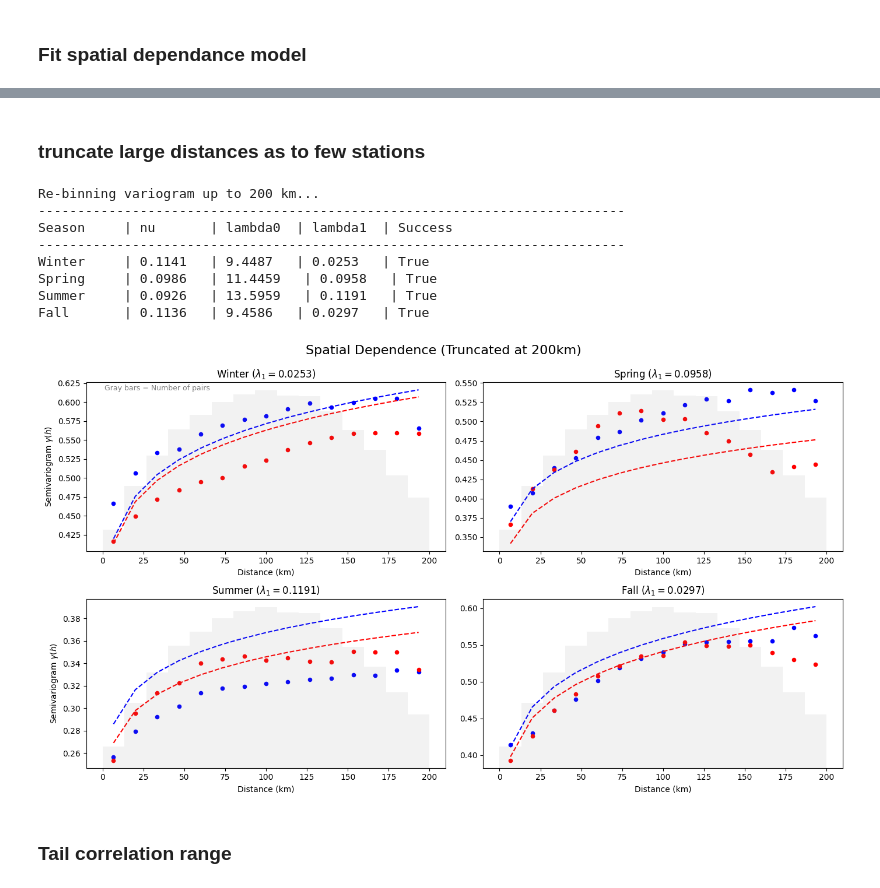
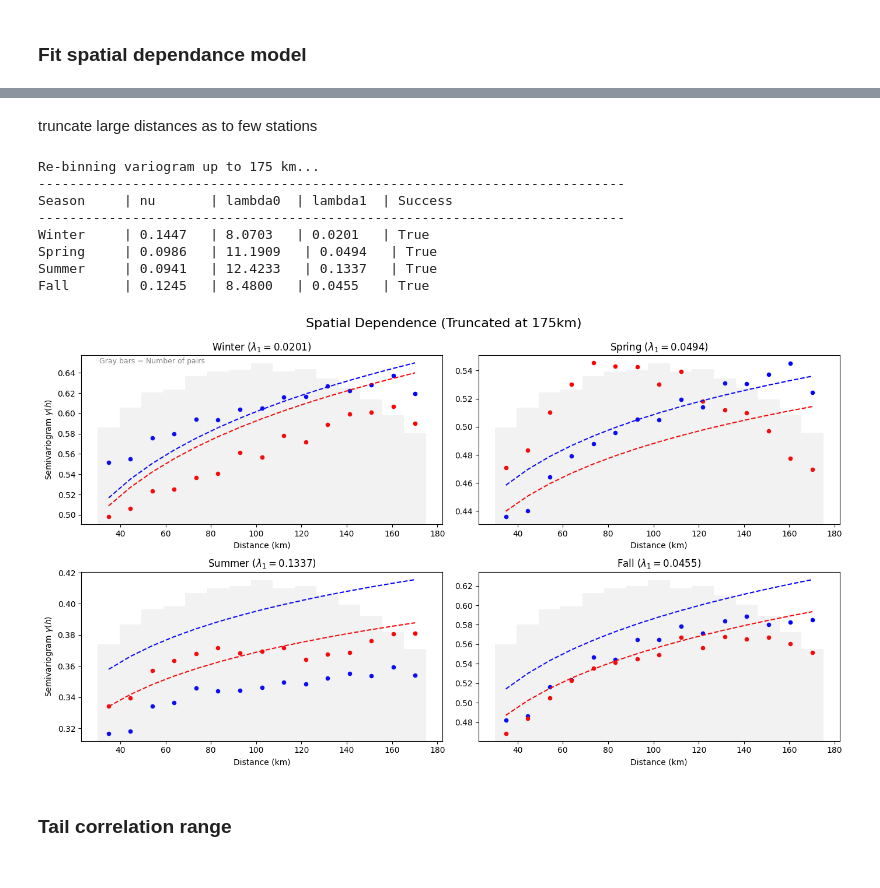
Before and after one commit to mdb0/extreme-precipitation-extents, a Jupyter notebook: model.ipynb, the cells around one changed output, grey strips where cells are left out. Cells and saved outputs as stored; diff of their text form; code cells hidden in the pictures.

```diff
--- a/model.ipynb
+++ b/model.ipynb
@@ -443,17 +406,43 @@ Fall       | 303    | 0.1150   | 8.7204   | 0.0785   | True
 # %% [markdown]
-### truncate large distances as to few stations
+truncate large distances as to few stations
 # %%
 import matplotlib.pyplot as plt
 import numpy as np
 from scipy.optimize import least_squares
 
+# --- 1. Define Corrected Model & Residuals ---
+def theoretical_variogram(h, temp, params):
+    nu, lambda0, lambda1 = params
+    range_param = np.exp(lambda0 + lambda1 * temp)
+    return (h / range_param) ** nu
+
+def residual_func(params, h_bins, temps, empirical_matrix):
+    nu, lambda0, lambda1 = params
+    range_params = np.exp(lambda0 + lambda1 * temps[:, None])
+    predicted = (h_bins[None, :] / range_params) ** nu
+
+    valid_mask = empirical_matrix > 0
+    diff = predicted[valid_mask] - empirical_matrix[valid_mask]
+    return diff
+
+dates = extreme_days_r1
+
+def get_season(month):
+    if month in [12, 1, 2]: return 'Winter'
+    elif month in [3, 4, 5]: return 'Spring'
+    elif month in [6, 7, 8]: return 'Summer'
+    else: return 'Fall'
+
+seasons = ['Winter', 'Spring', 'Summer', 'Fall']
+
 # --- Configuration ---
 # Truncate analysis at 200km (sufficient for mesoscale storms)
-MAX_LAG = 200
+MAX_LAG = 175
+MIN_LAG = 30
 N_BINS = 15
 
 # Re-define bins up to MAX_LAG only
-bins = np.linspace(0, MAX_LAG, N_BINS + 1)
+bins = np.linspace(MIN_LAG, MAX_LAG, N_BINS + 1)
 bin_centers = (bins[:-1] + bins[1:]) / 2
 
 # Recalculate bin indices for the new range
@@ -522,7 +511,7 @@ for i, season in enumerate(seasons):
 
     # Fit Model
     x0 = [0.7, 3.5, -0.05] # Adjusted guess
-    bounds = ([0.01, -np.inf, -np.inf], [1.99, np.inf, np.inf])
+    bounds = ([0.05, -np.inf, -np.inf], [1.99, np.inf, np.inf])
 
     res = least_squares(residual_func, x0, bounds=bounds,
                         args=(bin_centers, t_season, y_season))
@@ -547,39 +536,39 @@ for i, season in enumerate(seasons):
     ax_hist = ax.twinx()
     ax_hist.bar(bin_centers, pair_counts, width=bins[1]-bins[0], alpha=0.1, color='gray', label='Pair Counts')
     ax_hist.set_axis_off() # Hide counts scale, just showing density shape
 
     # Main Plots
     ax.scatter(bin_centers, mean_low, c='blue', s=20, label='Low Temp')
     ax.scatter(bin_centers, mean_high, c='red', s=20, label='High Temp')
 
     # Model
     t_low = t_season[t_low_mask].mean()
     t_high = t_season[t_high_mask].mean()
     ax.plot(bin_centers, theoretical_variogram(bin_centers, t_low, res.x), c='blue', ls='--')
     ax.plot(bin_centers, theoretical_variogram(bin_centers, t_high, res.x), c='red', ls='--')
 
     ax.set_title(f"{season} ($\lambda_1={l1:.4f}$)")
     ax.set_xlabel("Distance (km)")
     if i % 2 == 0: ax.set_ylabel("Semivariogram $\gamma(h)$")
 
     # Add text annotation for pair drop-off
     if i == 0:
         ax.text(0.05, 0.95, "Gray bars = Number of pairs", transform=ax.transAxes, color='gray', fontsize=9)
 
 plt.suptitle(f"Spatial Dependence (Truncated at {MAX_LAG}km)", fontsize=16)
 plt.tight_layout()
 plt.subplots_adjust(top=0.90)
 plt.show()
 # %% [output]
-Re-binning variogram up to 200 km...
+Re-binning variogram up to 175 km...
 ---------------------------------------------------------------------------
 Season     | nu       | lambda0  | lambda1  | Success
 ---------------------------------------------------------------------------
-Winter     | 0.1141   | 9.4487   | 0.0253   | True
-Spring     | 0.0986   | 11.4459   | 0.0958   | True
-Summer     | 0.0926   | 13.5959   | 0.1191   | True
-Fall       | 0.1136   | 9.4586   | 0.0297   | True
+Winter     | 0.1447   | 8.0703   | 0.0201   | True
+Spring     | 0.0986   | 11.1909   | 0.0494   | True
+Summer     | 0.0941   | 12.4233   | 0.1337   | True
+Fall       | 0.1245   | 8.4800   | 0.0455   | True
-[figure, old version]
+[figure, new version]
 # %% [markdown]
 ### Tail correlation range
 # %%
```
Also changed, not shown: parts of 7 cells of this notebook.
